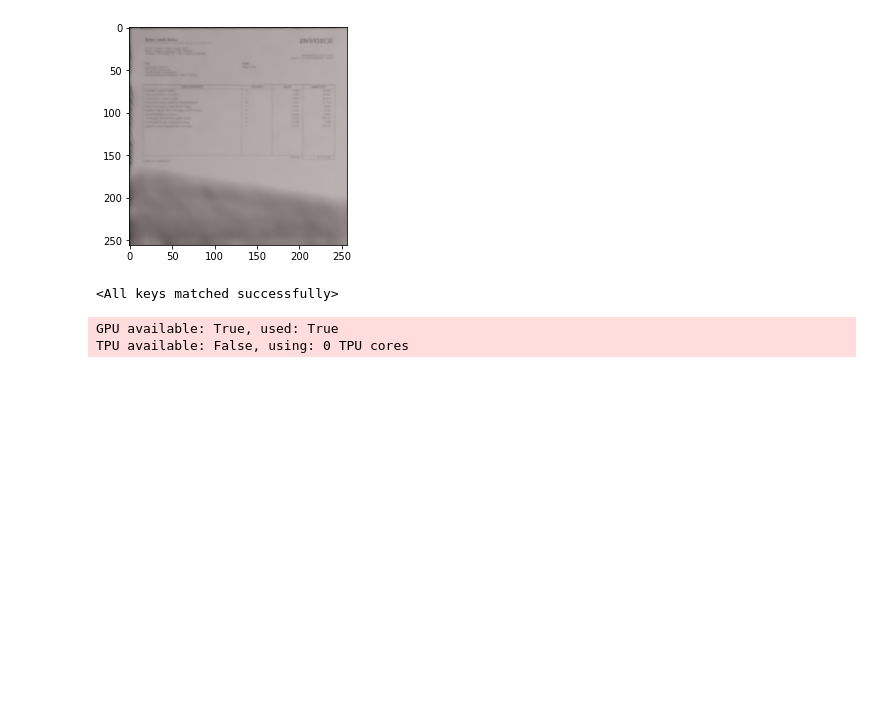
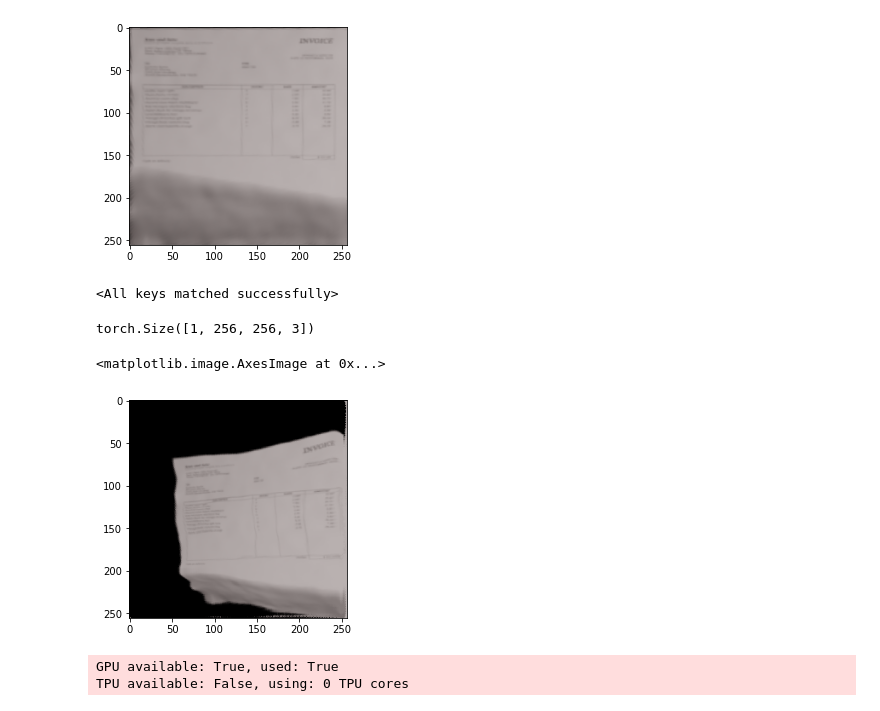
Before and after one commit to Leon-Sander/ImageRectification, a Jupyter notebook: model_creation.ipynb, the cells around one changed output. Drawn from its saved outputs; the diff is of its cells as text; code cells hidden in the pictures; blank space fills up the shorter version.

Commit message:
Fixed some errors and pretrained models

```diff
--- a/model_creation.ipynb
+++ b/model_creation.ipynb
@@ -81,9 +80,23 @@ torch.save(crease.state_dict(), 'models/pretrained/crease_test.pkl')
 # %%
 #model_bm =  Backwardmapper()
 import torch
-crease.load_state_dict(torch.load('models/pretrained/crease_test.pkl'))
+crease_model.load_state_dict(torch.load('models/pretrained/crease_test.pkl'))
 # %% [output]
 <All keys matched successfully>
+# %%
+#model_crease = crease(use_pre_trained = True, load_3d = "wc_test2", load_bm = "bm_test")
+#warped_bm = model_crease(images[0-1,:,:,:].unsqueeze(0))
+warped_bm = crease_model(images[0-1,:,:,:].unsqueeze(0))
+unwarped_img = unwarp_image(img, warped_bm.transpose(1,2).transpose(2,3))
+unwarped_img =  unwarped_img.transpose(1,2).transpose(2,3)
+unwarped_img.shape
+# %% [output]
+torch.Size([1, 256, 256, 3])
+# %%
+plt.imshow(unwarped_img.detach().numpy()[0])
+# %% [output]
+<matplotlib.image.AxesImage at 0x...>
+[figure, added]
 # %%
 
 import pytorch_lightning as pl
```
Also changed, not shown: parts of 4 cells of this notebook, 4 other files.
